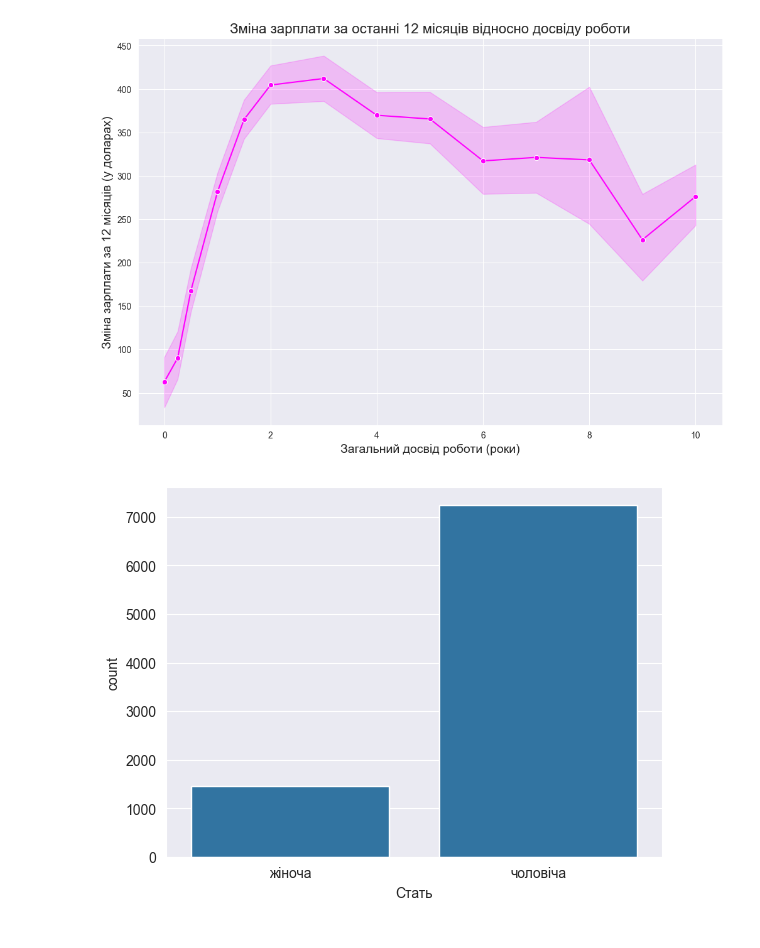
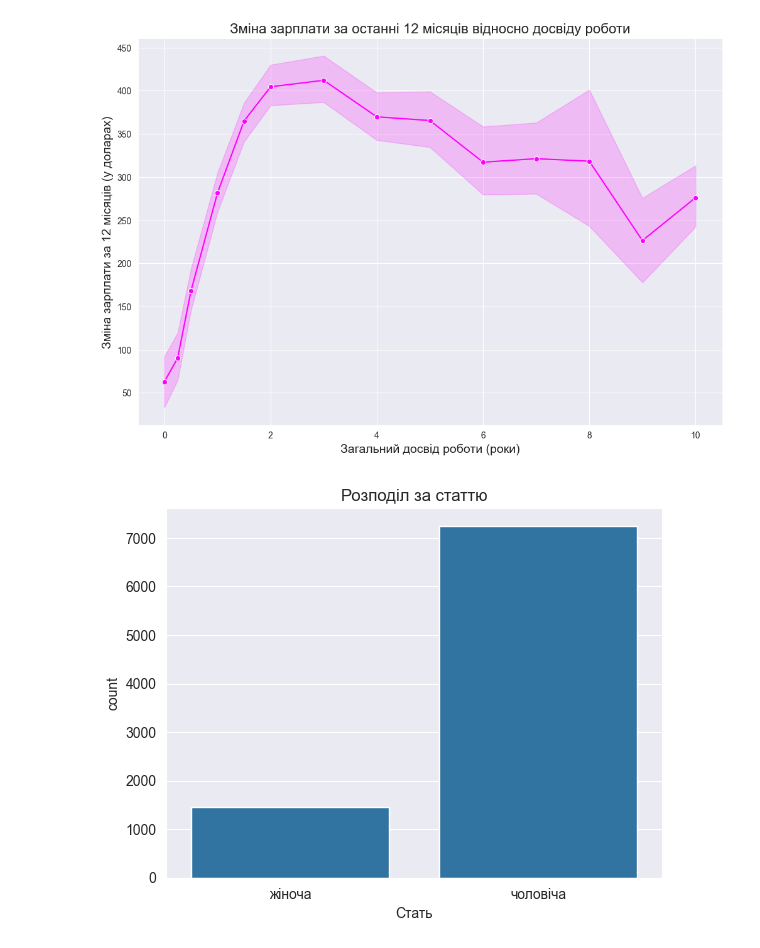
Before and after one commit to VitaliyStyranko/goit-data_science, a Jupyter notebook: Hw2_2.ipynb, the cells around one changed output. Saved outputs shown, nothing was run; the diff lists cells and outputs as text; code cells hidden in the pictures.

```diff
--- a/Hw2_2.ipynb
+++ b/Hw2_2.ipynb
@@ -273,6 +273,7 @@ plt.show()
 [figure]
 # %%
 sns.countplot(x="Стать", data=df)
+plt.title('Розподіл за статтю')
 plt.show()
 # %% [output]
-[figure, old version]
+[figure, new version]
```
Also changed, not shown: parts of 2 cells of this notebook, 2 other files.
